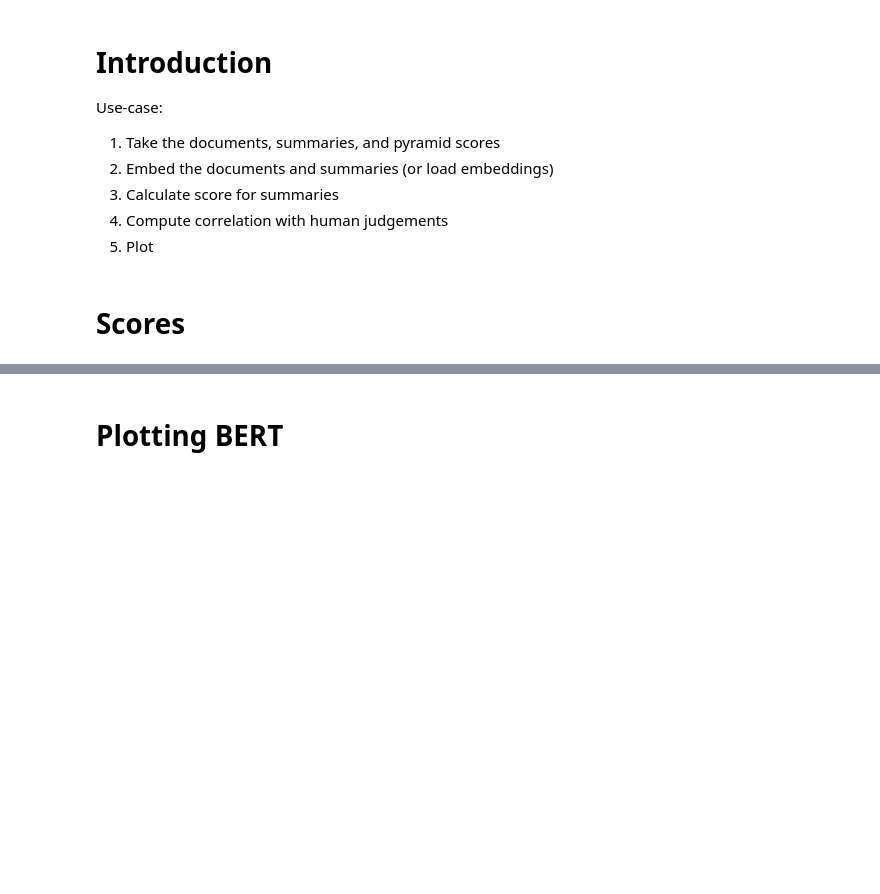
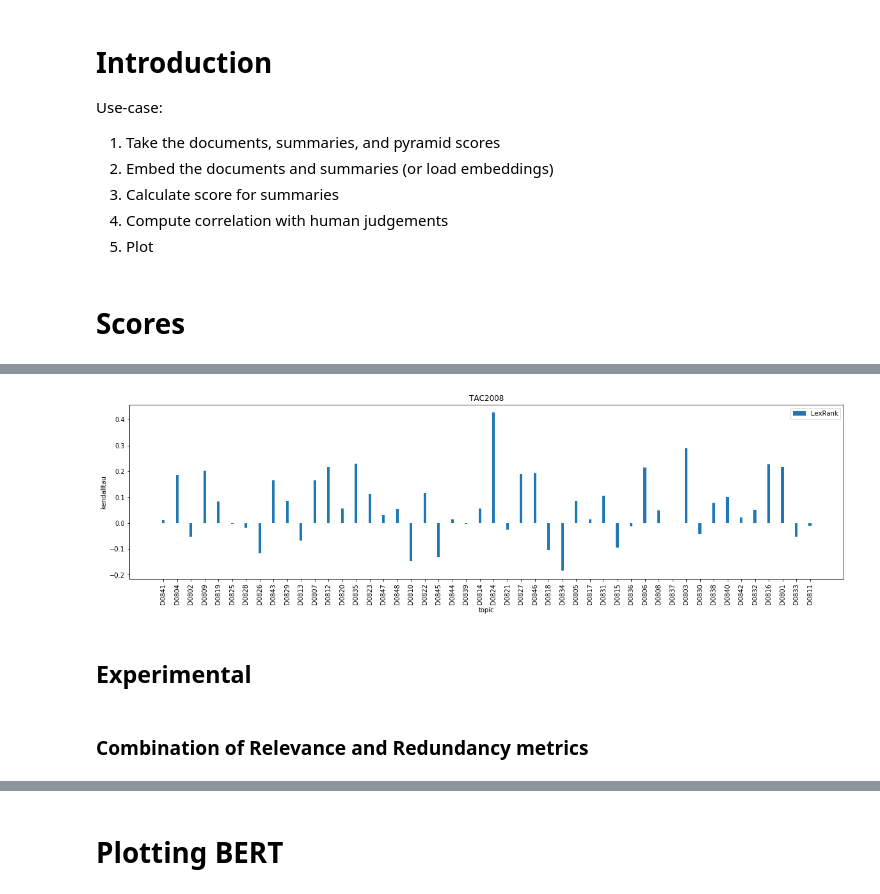
Before and after one commit to korunosk/geometry-of-text-summarization, a Jupyter notebook: main.ipynb, the cells around one changed output, grey strips where cells are left out. Drawn from its saved outputs; the diff is of its cells as text; code cells hidden in the pictures; blank space fills up the shorter version.

```diff
--- a/main.ipynb
+++ b/main.ipynb
@@ -184,7 +195,7 @@ def execute_experiment(tac, experiment):
         document_embs, summary_embs, indices, pyr_scores = extract(topic)
         scores.append(experiment(document_embs, summary_embs, indices, pyr_scores))
 
-    return np.mean(scores)
+    return np.array(scores)
 # %%
 def experiment_number_of_sentences(documents, summaries, indices, pyr_scores):
     metric = lambda i: number_of_sentences(summaries[i[0]:i[1]])
@@ -203,8 +214,16 @@ def experiment_semantic_volume(document_embs, summary_embs, indices, pyr_scores)
     metric = lambda i: semantic_volume(summary_pts[i[0]:i[1]])
     return kendalltau(pyr_scores, calculate_scores(indices, metric))[0]
 
-def experiment_semantic_volume_norm(document_embs, summary_embs, indices, pyr_scores):
-    document_pts, summary_pts = project_pca(np.concatenate((document_embs, summary_embs)), document_embs.shape[0])
-    metric = lambda i: semantic_volume(summary_pts[i[0]:i[1]], document_pts)
+def experiment_semantic_spread(document_embs, summary_embs, indices, pyr_scores):
+    metric = lambda i: semantic_spread(summary_embs[i[0]:i[1]])
     return kendalltau(pyr_scores, calculate_scores(indices, metric))[0]
+
+def experiment_earth_mover_distance(document_embs, summary_embs, indices, pyr_scores):
+    metric = lambda i: earth_mover_distance(document_embs, summary_embs[i[0]:i[1]])
+    return kendalltau(pyr_scores, calculate_scores(indices, metric))[0]
+
+def experiment_lex_rank(document_embs, summary_embs, indices, pyr_scores):
+    lr_scores = degree_centrality_scores(cdist(document_embs, document_embs, metric='cosine'))
+    metric = lambda i: lex_rank(document_embs, summary_embs[i[0]:i[1]], lr_scores)
+    return kendalltau(pyr_scores, calculate_scores(indices, metric))[0]
 # %%
@@ -254,0 +289,18 @@ print(s)
+# %%
+fig = plt.figure(figsize=(20,5))
+ax = fig.add_subplot(1,1,1)
+# ax.bar(x, scores_4, width=0.2, label='Earth Mover distance')
+ax.bar(x, scores_5, width=0.2, label='LexRank')
+ax.set_xticks(x)
+ax.set_xticklabels(topics, rotation=90)
+ax.set_title(DATASET)
+ax.set_xlabel('topic')
+ax.set_ylabel('kendalltau')
+ax.legend()
+plt.show()
+# %% [output]
+[figure, added]
+# %% [markdown]
+## Experimental
+# %% [markdown]
+### Combination of Relevance and Redundancy metrics
```
Also changed, not shown: parts of 27 cells of this notebook.
